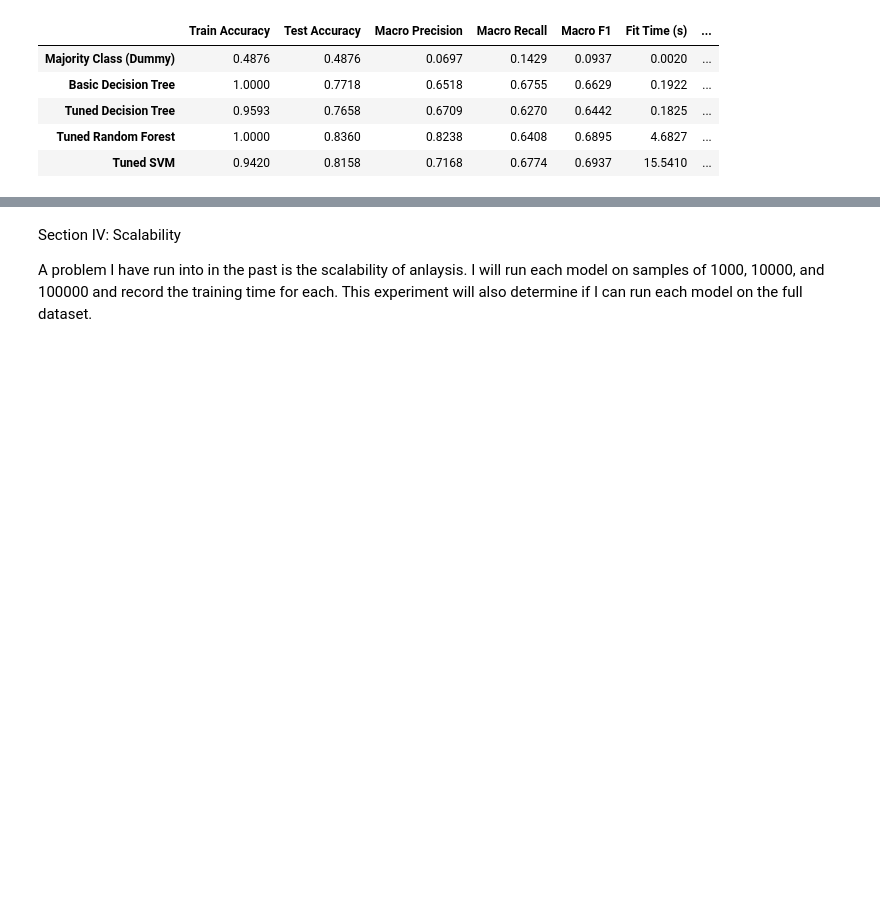
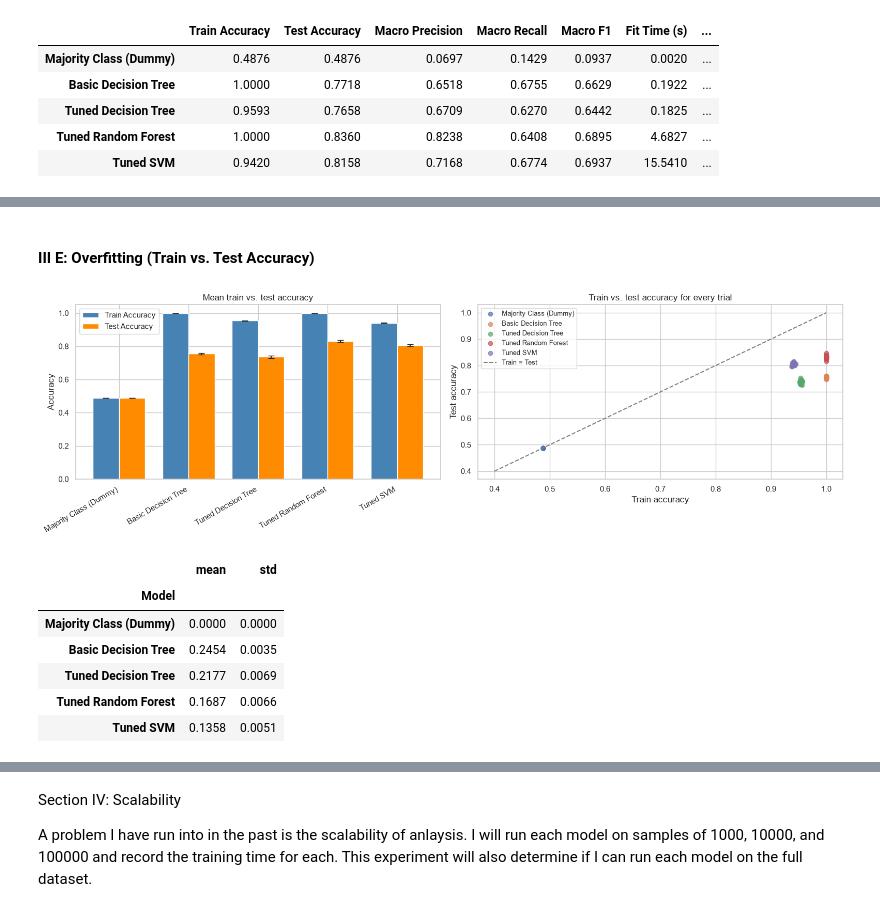
Before and after one commit to sgillihan/CSPB4622_Project1_Forest_Cover, a Jupyter notebook: Forest_Cover_Prediction_SGillihan.ipynb, the cells around one changed output, grey strips where cells are left out. Drawn from its saved outputs; the diff is of its cells as text; code cells hidden in the pictures; blank space fills up the shorter version.

```diff
--- a/Forest_Cover_Prediction_SGillihan.ipynb
+++ b/Forest_Cover_Prediction_SGillihan.ipynb
@@ -1050,0 +1257,44 @@ This section is where I will run 20 trials of each model. I will compare perform
+# %% [markdown]
+#### III E: Overfitting (Train vs. Test Accuracy)
+# %%
+# Train vs. test accuracy for each model, averaged over the trials
+# Error bars show one standard deviation across the 20 trials
+# A tall train bar next to a much shorter test bar means the model fits its training data much better than new data (overfitting)
+train_test_means = trial_summary.xs("mean", axis=1, level=1)[["Train Accuracy", "Test Accuracy"]]
+train_test_stds = trial_summary.xs("std", axis=1, level=1)[["Train Accuracy", "Test Accuracy"]]
+
+fig, (ax_bars, ax_scatter) = plt.subplots(1, 2, figsize=(16, 5))
+
+train_test_means.plot.bar(ax=ax_bars, yerr=train_test_stds, capsize=4, color=["steelblue", "darkorange"], width=0.75)
+ax_bars.set_title("Mean train vs. test accuracy")
+ax_bars.set_ylabel("Accuracy")
+ax_bars.set_ylim(0, 1.05)
+ax_bars.set_xlabel("")
+ax_bars.tick_params(axis="x", rotation=30)
+plt.setp(ax_bars.get_xticklabels(), ha="right")
+
+# Right plot: one dot per trial, so each model shows up as a cluster
+# The dashed line is where train accuracy equals test accuracy, and the further a cluster sits to the right of it, the bigger the overfitting
+for name in model_order:
+    rows = trial_results[trial_results["Model"] == name]
+    ax_scatter.scatter(rows["Train Accuracy"], rows["Test Accuracy"], label=name, alpha=0.7)
+ax_scatter.plot([0.4, 1.0], [0.4, 1.0], linestyle="--", color="gray", label="Train = Test")
+ax_scatter.set_xlabel("Train accuracy")
+ax_scatter.set_ylabel("Test accuracy")
+ax_scatter.set_title("Train vs. test accuracy for every trial")
+ax_scatter.legend(fontsize=9)
+
+plt.tight_layout()
+plt.show()
+
+# Overfitting gap table (mean and standard deviation of train accuracy minus test accuracy)
+trial_summary["Overfit Gap"].round(4)
+# %% [output]
+[figure, added]
+|  | mean | std |
+| Model |  |  |
+| Majority Class (Dummy) | 0.0000 | 0.0000 |
+| Basic Decision Tree | 0.2454 | 0.0035 |
+| Tuned Decision Tree | 0.2177 | 0.0069 |
+| Tuned Random Forest | 0.1687 | 0.0066 |
+| Tuned SVM | 0.1358 | 0.0051 |
```
Also changed, not shown: parts of 18 cells of this notebook.
